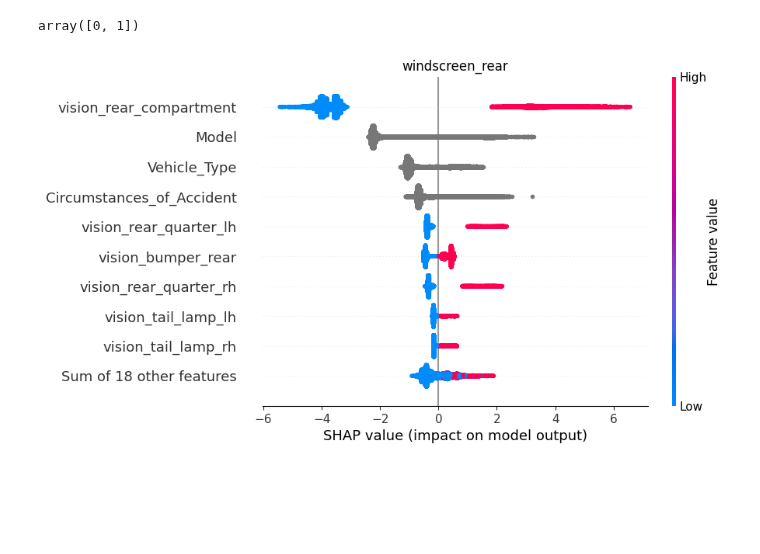
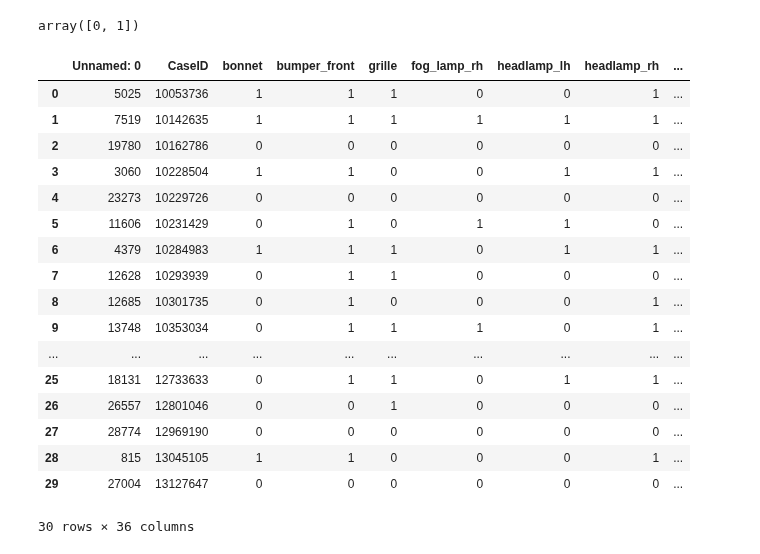
Before and after one commit to MLMonkATGY/DLDataPipeline, a Jupyter notebook: src/train/E2E_real_data_ori.ipynb, the cells around one changed output. Saved outputs shown, nothing was run; the diff lists cells and outputs as text; code cells hidden in the pictures; blank space fills up the shorter version.

```diff
--- a/src/train/E2E_real_data_ori.ipynb
+++ b/src/train/E2E_real_data_ori.ipynb
@@ -628,10 +626,30 @@ clf.classes_
 # %% [output]
 array([0, 1])
 # %%
-explainer = shap.Explainer(clf)
-shap_values = explainer(X_test)
-plt.title(targetCol[-1])
-shap.plots.beeswarm(shap_values)
+# explainer = shap.Explainer(clf)
+# shap_values = explainer(X_test)
+# plt.title(targetCol[-1])
+# shap.plots.beeswarm(shap_values)
-# %% [output]
-[figure, removed]
+# %%
+currCaseStudyDf = pd.read_csv("/home/alextay96/Desktop/all_workspace/new_workspace/DLDataPipeline/data/case_study/case_study_2/case_study_gt.csv")
+currCaseStudyDf
+# %% [output]
+|  | Unnamed: 0 | CaseID | bonnet | bumper_front | grille | fog_lamp_rh | headlamp_lh | headlamp_rh | ... |
+| 0 | 5025 | 10053736 | 1 | 1 | 1 | 0 | 0 | 1 | ... |
+| 1 | 7519 | 10142635 | 1 | 1 | 1 | 1 | 1 | 1 | ... |
+| 2 | 19780 | 10162786 | 0 | 0 | 0 | 0 | 0 | 0 | ... |
+| 3 | 3060 | 10228504 | 1 | 1 | 0 | 0 | 1 | 1 | ... |
+| 4 | 23273 | 10229726 | 0 | 0 | 0 | 0 | 0 | 0 | ... |
+| 5 | 11606 | 10231429 | 0 | 1 | 0 | 1 | 1 | 0 | ... |
+| 6 | 4379 | 10284983 | 1 | 1 | 1 | 0 | 1 | 1 | ... |
+| 7 | 12628 | 10293939 | 0 | 1 | 1 | 0 | 0 | 0 | ... |
+| 8 | 12685 | 10301735 | 0 | 1 | 0 | 0 | 0 | 1 | ... |
+| 9 | 13748 | 10353034 | 0 | 1 | 1 | 1 | 0 | 1 | ... |
+| ... | ... | ... | ... | ... | ... | ... | ... | ... | ... |
+| 25 | 18131 | 12733633 | 0 | 1 | 1 | 0 | 1 | 1 | ... |
+| 26 | 26557 | 12801046 | 0 | 0 | 1 | 0 | 0 | 0 | ... |
+| 27 | 28774 | 12969190 | 0 | 0 | 0 | 0 | 0 | 0 | ... |
+| 28 | 815 | 13045105 | 1 | 1 | 0 | 0 | 0 | 1 | ... |
+| 29 | 27004 | 13127647 | 0 | 0 | 0 | 0 | 0 | 0 | ... |
+30 rows × 36 columns
 # %%
```
Also changed, not shown: parts of 11 cells of this notebook, 10 other files.
